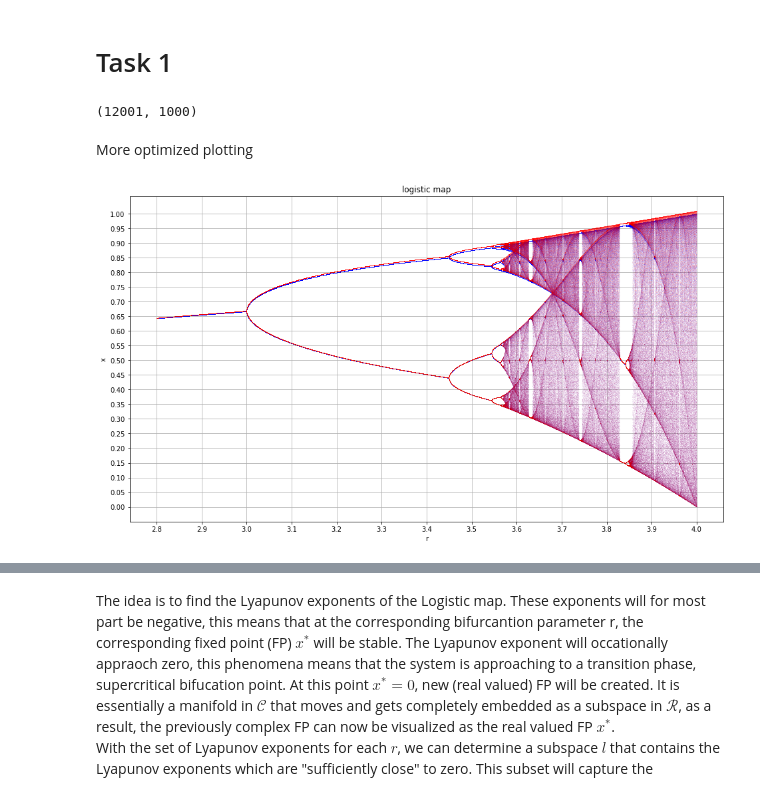
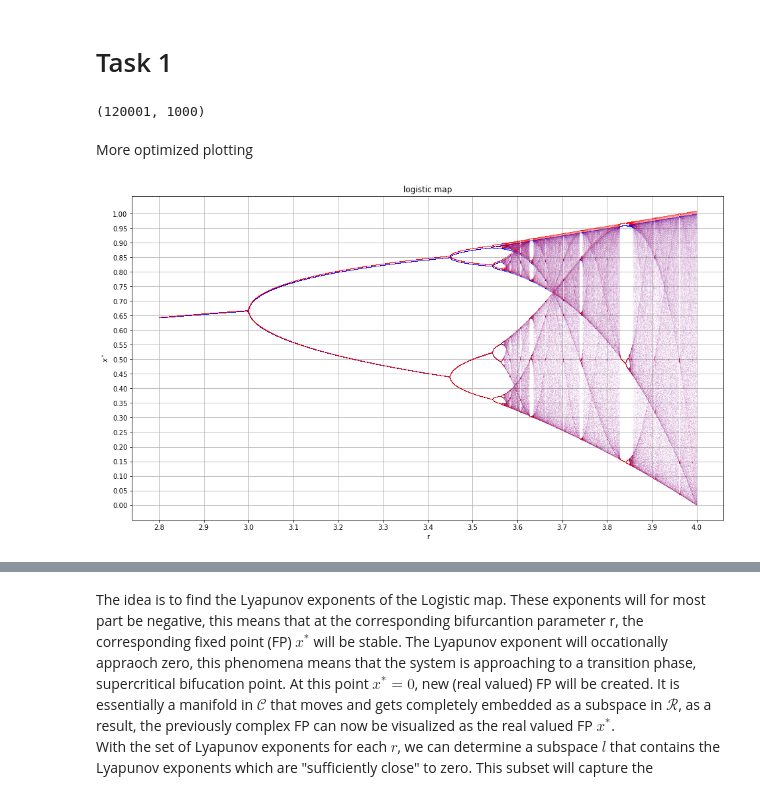
Before and after one commit to SunAndClouds/ComplexSystems, a Jupyter notebook: Lab1.ipynb, the cells around one changed output, grey strips where cells are left out. Cells and saved outputs as stored; diff of their text form; code cells hidden in the pictures.

```diff
--- a/Lab1.ipynb
+++ b/Lab1.ipynb
@@ -10,9 +15,8 @@ plt.rcParams["figure.figsize"] = [15, 7]
 # Task 1
 # %%
 interval = (2.8, 4)  # start, end
-accuracy = 0.0001
+accuracy = 0.00001
 reps = 1000  # number of repetitions
-numtoplot = 200
 a = 1e-2
 
 lims = []
@@ -40,26 +44,30 @@ lims = np.array(lims)
 lims2 = np.array(lims2)
 lims.shape
 # %% [output]
-(12001, 1000)
+(120001, 1000)
 # %% [markdown]
 More optimized plotting
 # %%
+numtoplot = 10
+
 fig, biax = plt.subplots(figsize=(16, 9))
 
 # create arrays of x-coordinates and y-coordinates for unperturbed data
-r_vals = np.arange(interval[0], interval[1], accuracy)
-x_vals = lims_arr[:, -numtoplot:]
+r_vals = np.arange(*interval, accuracy)
+x_vals = lims[:, -numtoplot:]
 r_broadcasted = np.broadcast_to(r_vals[:, None], (len(r_vals), numtoplot))
 biax.plot(r_broadcasted.flatten(), x_vals.flatten(), 'b.', markersize=.02)
 
 # create arrays of x-coordinates and y-coordinates for perturbed data
-x2_vals = lims2_arr[:, -numtoplot:]
+x2_vals = lims2[:, -numtoplot:]
 biax.plot(r_broadcasted.flatten(), x2_vals.flatten(), 'r.', markersize=.02)
 
-biax.set(xlabel='r', ylabel='x', title='logistic map')
-plt.xticks(np.arange(interval[0], interval[1], 0.1))
+biax.set(xlabel='r', ylabel='$x^*$', title='logistic map')
+plt.xticks(np.arange(*interval, 0.1))
 plt.yticks(np.arange(0, 1+0.05, 0.05))
 plt.grid()
-plt.show()
+#plt.legend()
+#plt.show()
+plt.savefig("logistic map (blue) - perturbed map (red)", bbox_inches="tight")
 # %% [output]
-[figure, old version]
+[figure, new version]
```
Also changed, not shown: parts of 16 cells of this notebook, 1 other file.
